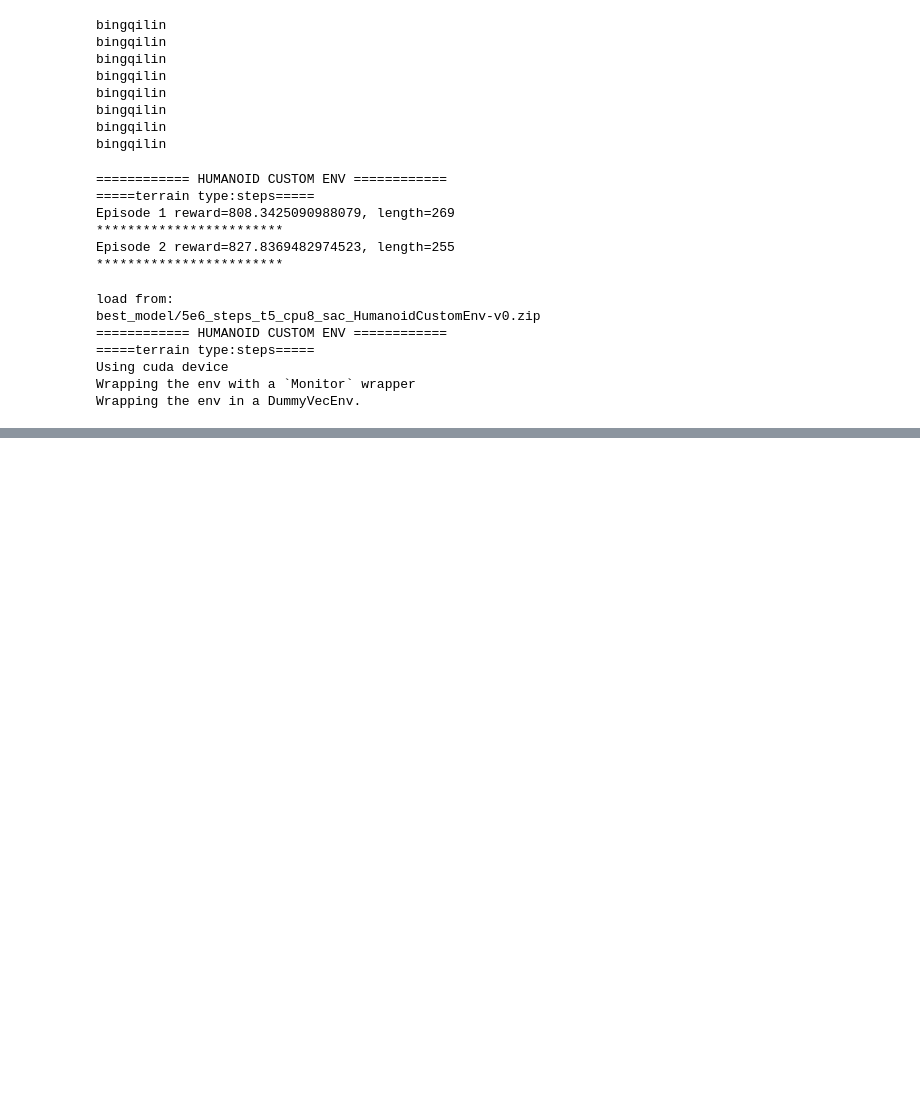
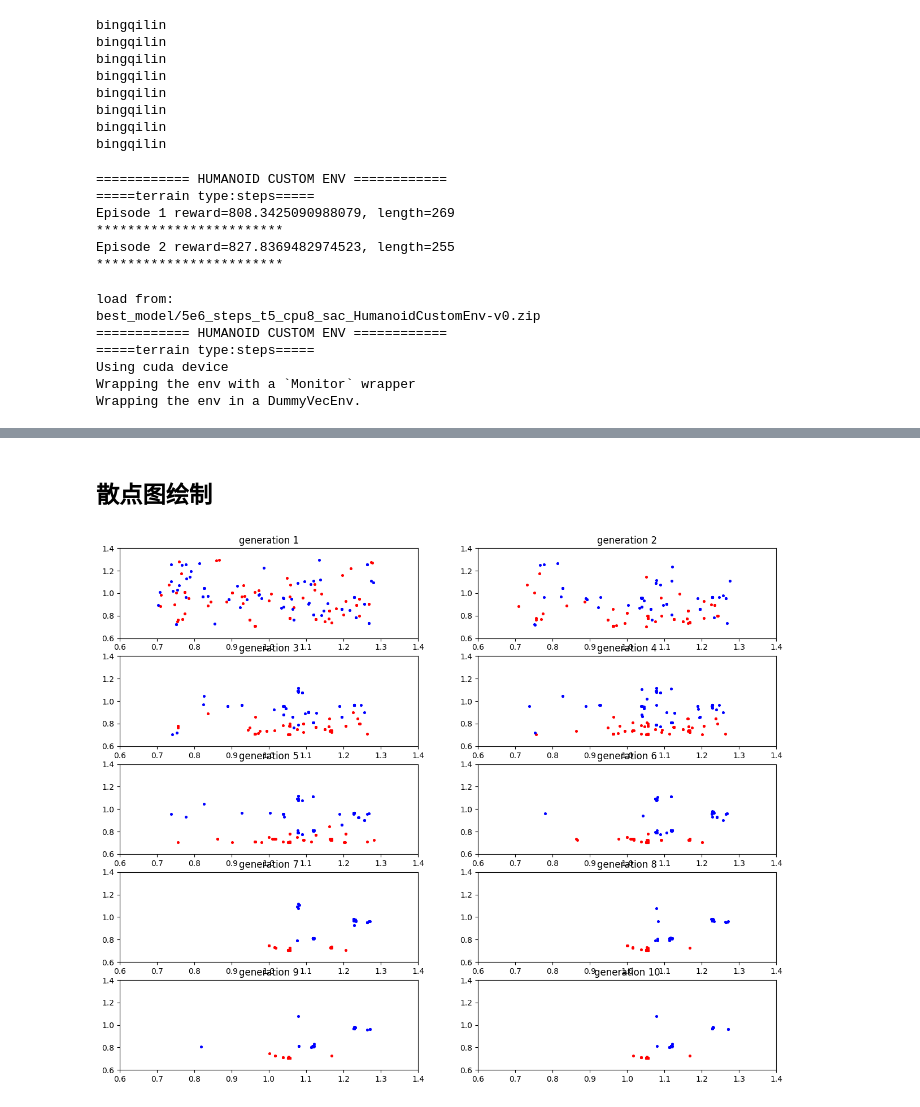
Before and after one commit to EASYMMMM/gym_RE, a Jupyter notebook: GA_TEST.ipynb, the cells around one changed output, grey strips where cells are left out. Drawn from its saved outputs; the diff is of its cells as text; code cells hidden in the pictures; blank space fills up the shorter version.

```diff
--- a/GA_TEST.ipynb
+++ b/GA_TEST.ipynb
@@ -254,0 +256,17 @@ Wrapping the env in a DummyVecEnv.
+# %% [markdown]
+## 散点图绘制
+# %%
+import matplotlib.pyplot as plt
+from matplotlib import cm
+# 设计参数散点图
+plt.figure(1,figsize=(15, 12))
+for i in range(10):
+    t,s,u,l,f=GA_optimizer.translateDNA(pop_data[i])
+    plt.subplot(5,2,i+1)
+    plt.scatter(t,s,color='r',s=7)
+    plt.scatter(u,l,color='b',s=7)
+    plt.axis([0.6,1.4,0.6,1.4])
+    plt.title(f'generation {i+1}')
+plt.savefig('screenshot/'+'4-28-scatter1'+'.png', bbox_inches='tight')
+# %% [output]
+[figure, added]
```
Also changed, not shown: parts of 2 cells of this notebook, 18 other files.
